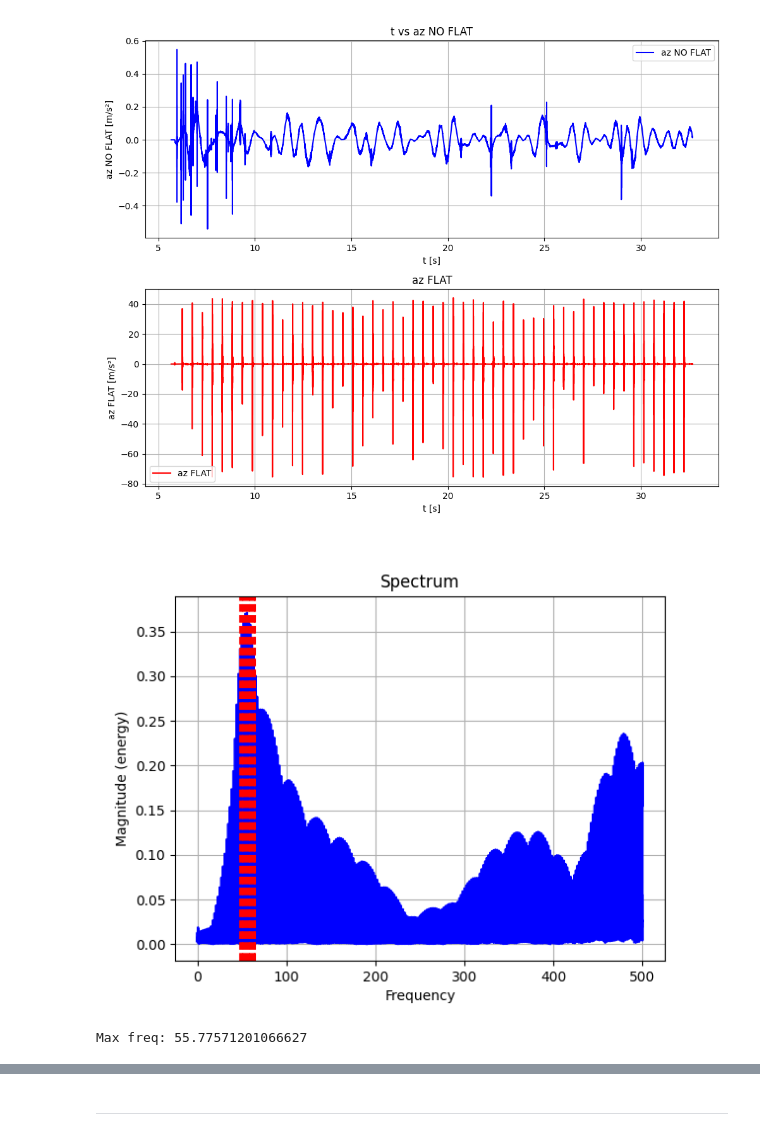
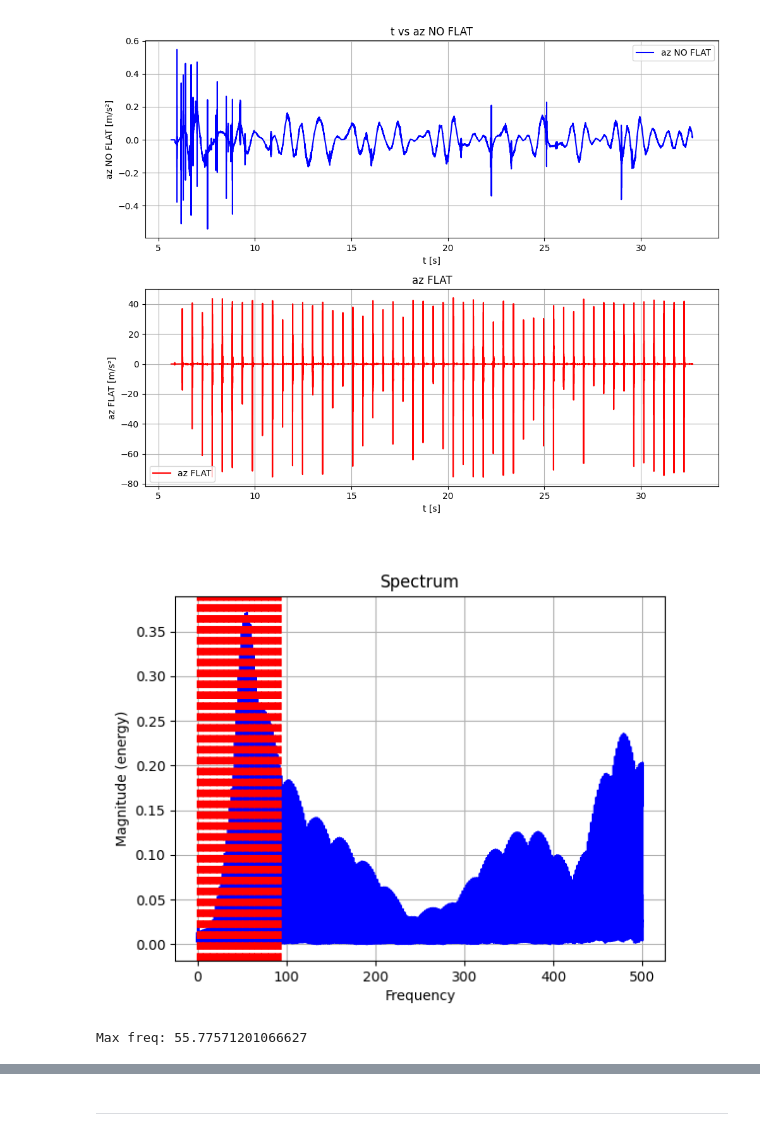
Before and after one commit to androdl96/FlatWheels, a Jupyter notebook: new_simulations.ipynb, the cells around one changed output, grey strips where cells are left out. Saved outputs shown, nothing was run; the diff lists cells and outputs as text; code cells hidden in the pictures.

```diff
--- a/new_simulations.ipynb
+++ b/new_simulations.ipynb
@@ -148,17 +148,17 @@ plt.show()
 # %%
 plt.close('all')
 %matplotlib widget
 plt.title("Spectrum")
 spectrum=plt.magnitude_spectrum(az_with_flat, Fs=fs, color='blue')
 if index<2:
-    for i in range(25, 35):
+    for i in range(0, 50):
         plt.axvline(x=i*fr, color='red', linestyle='--', label=f'{i}*fr' if i == 1 else None)
 plt.grid(True)
 plt.show()
 
 print('Max freq:',spectrum[1][np.argmax(spectrum[0])])
 # %% [output]
-[figure, old version]
+[figure, new version]
 Max freq: 55.77571201066627
 # %%
 plt.close('all')
```
Also changed, not shown: parts of 5 cells of this notebook, 2 other files.
